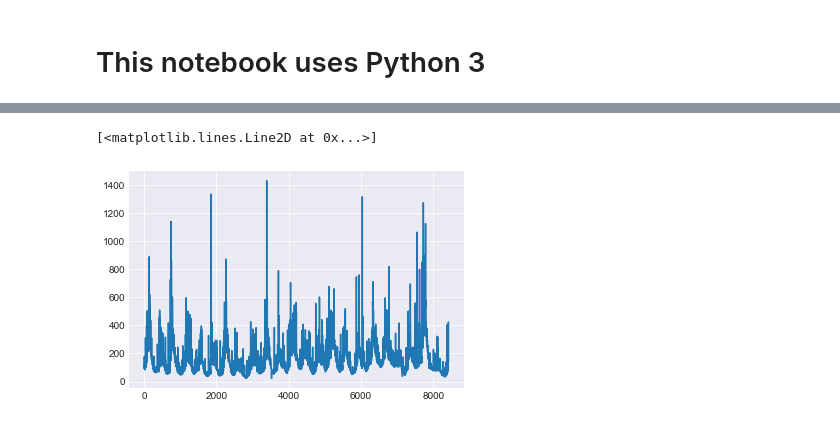
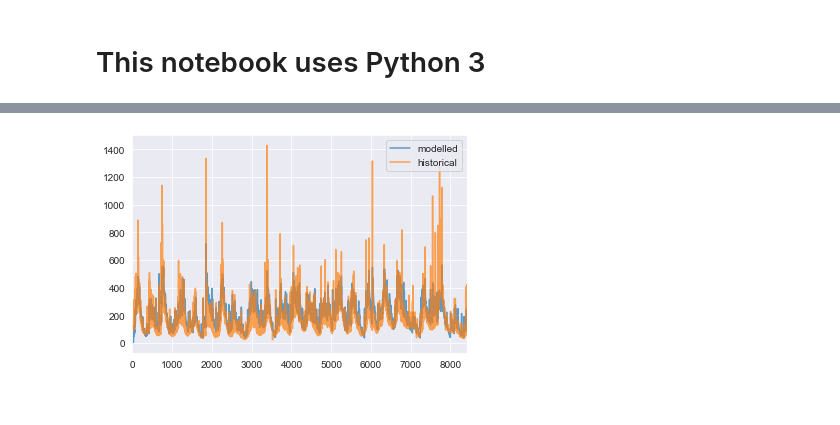
Before and after one commit to ConnectedSystems/pyIHACRES, a Jupyter notebook: notebooks/Example dev.ipynb, the cells around one changed output, grey strips where cells are left out. Drawn from its saved outputs; the diff is of its cells as text; code cells hidden in the pictures.

```diff
--- a/notebooks/Example dev.ipynb
+++ b/notebooks/Example dev.ipynb
@@ -16,11 +17,10 @@ sns.set_style("darkgrid")
 climate_data = pd.read_table('Murrindindi.dat', index_col=0, dayfirst=True, parse_dates=True)
 climate_data.rename(columns={'P': 'Murrindindi_rain', 'E': 'Murrindindi_evap', 'Q': 'streamflow'}, inplace=True)
 # %%
-net = Network.load_network('network.yml', first_node='Murrindindi')
+net = Network.load_network('murrin_network.yml', first_node='Murrindindi')
 
-hist_levels = climate_data['streamflow'].values
-
-ext_data = np.array(np.zeros(len(climate_data['Murrindindi_rain'])), dtype=[('Murrindindi_irrig', float), ])
+hist_flows = climate_data['streamflow'].values
+ext_data = np.zeros(len(climate_data['Murrindindi_rain']), dtype=[('Murrindindi_irrig', float), ])
 # %%
 target_node = net.network['Murrindindi']
 timesteps = len(climate_data)
@@ -126,12 +112,10 @@ plt.plot(net.network['Murrindindi']._outflow)
-# %%
-plt.plot(hist_levels)
-# %% [output]
-[<matplotlib.lines.Line2D at 0x...>]
-[figure, removed]
 # %%
 comparison = {
     'modelled': net.network['Murrindindi']._outflow,
-    'historical': hist_levels
+    'historical': hist_flows
 }
 
 dataset = pd.DataFrame(comparison)
+ax = dataset.plot(alpha=0.7);
+# %% [output]
+[figure, added]
```
Also changed, not shown: parts of 17 cells of this notebook, 1 other file.
